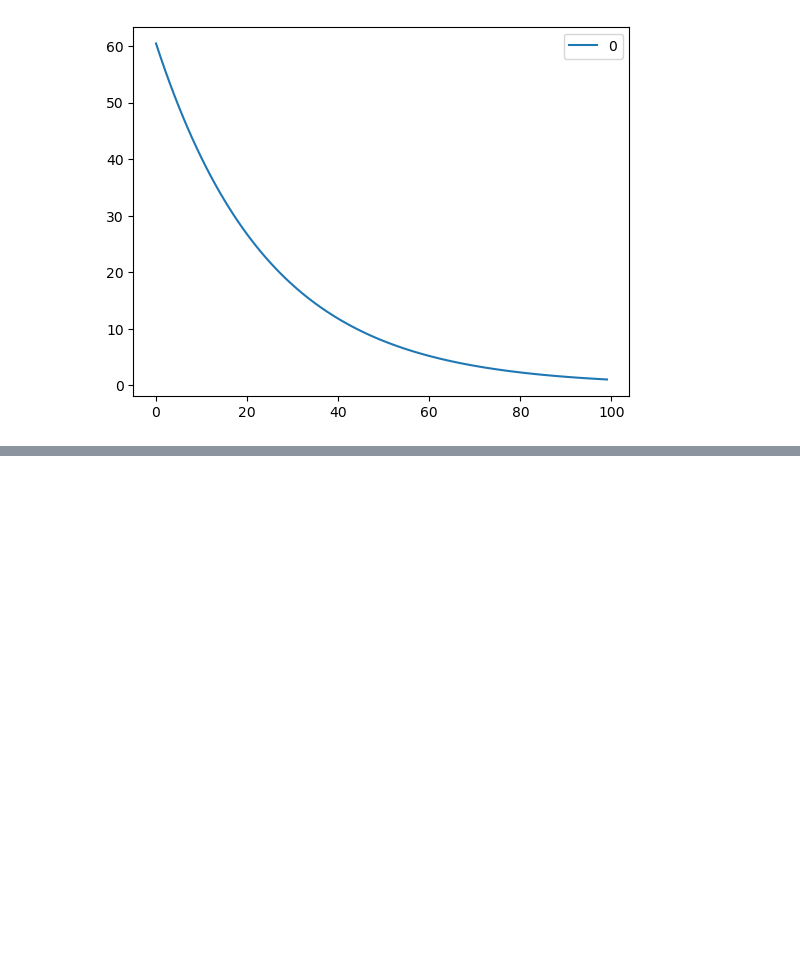
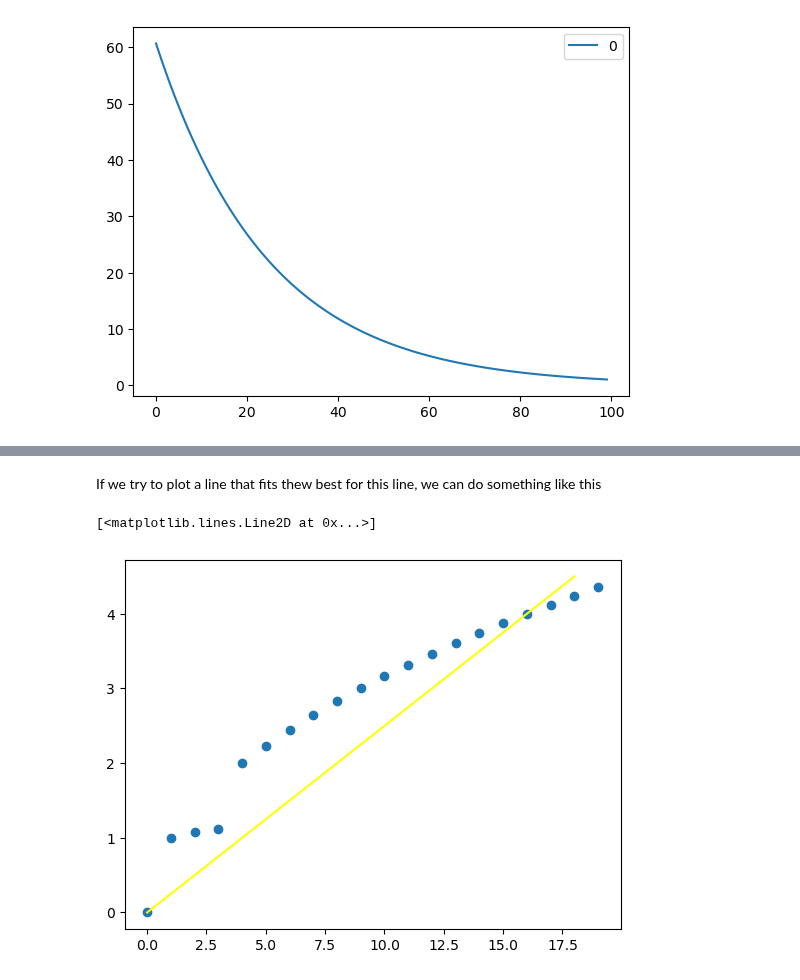
Before and after one commit to AyushSinghal9020/AyushSinghal9020, a Jupyter notebook: re-creating-sgd-regressor-from-scratch.ipynb, the cells around one changed output, grey strips where cells are left out. Drawn from its saved outputs; the diff is of its cells as text; code cells hidden in the pictures; blank space fills up the shorter version.

```diff
--- a/re-creating-sgd-regressor-from-scratch.ipynb
+++ b/re-creating-sgd-regressor-from-scratch.ipynb
@@ -373,0 +453,8 @@ def SGDRegressor():
+# %% [markdown]
+If we try to plot a line that fits thew best for this line, we can do something like this
+# %%
+plt.scatter(features , target)
+plt.plot([0 , 18] , [0, 4.5] , "yellow")
+# %% [output]
+[<matplotlib.lines.Line2D at 0x...>]
+[figure, added]
```
Also changed, not shown: parts of 27 cells of this notebook.
